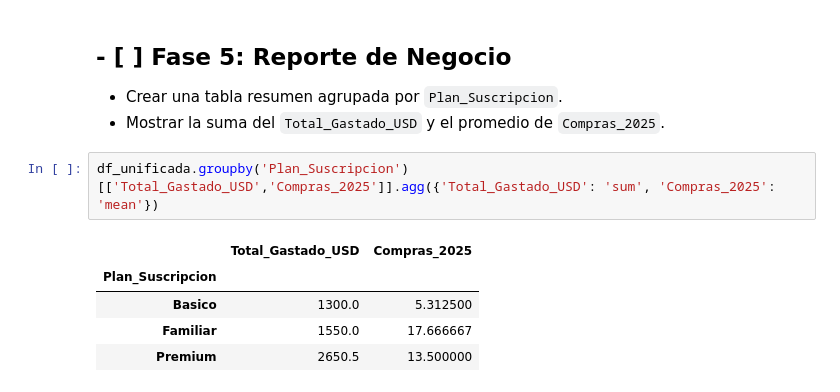
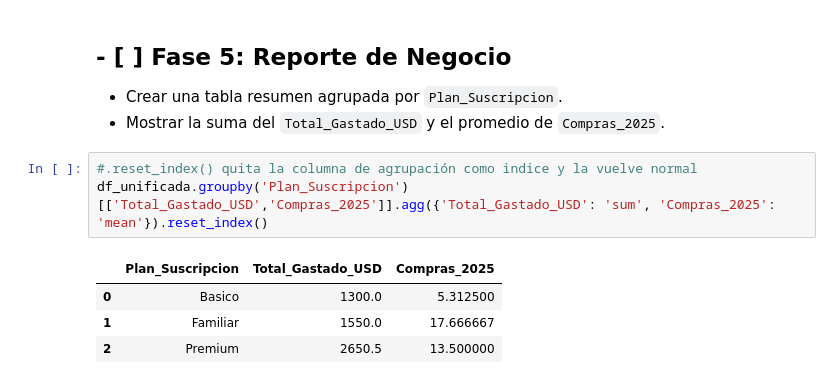
Before and after one commit to NandoRR77/Ejercicios-Practica-Python, a Jupyter notebook: Ciencia de datos/3. Laboratorio Ventas/laboratorio_ventas.ipynb, the cells around one changed output. Drawn from its saved outputs; the diff is of its cells as text.

```diff
--- a/Ciencia de datos/Laboratorio Ventas/laboratorio_ventas.ipynb
+++ b/Ciencia de datos/3. Laboratorio Ventas/laboratorio_ventas.ipynb
@@ -244,10 +244,10 @@ df_unificada
   - Crear una tabla resumen agrupada por `Plan_Suscripcion`.
   - Mostrar la suma del `Total_Gastado_USD` y el promedio de `Compras_2025`.
 # %%
-df_unificada.groupby('Plan_Suscripcion')[['Total_Gastado_USD','Compras_2025']].agg({'Total_Gastado_USD': 'sum', 'Compras_2025': 'mean'})
+#.reset_index() quita la columna de agrupación como indice y la vuelve normal
+df_unificada.groupby('Plan_Suscripcion')[['Total_Gastado_USD','Compras_2025']].agg({'Total_Gastado_USD': 'sum', 'Compras_2025': 'mean'}).reset_index()
 # %% [output]
-|  | Total_Gastado_USD | Compras_2025 |
-| Plan_Suscripcion |  |  |
-| Basico | 1300.0 | 5.312500 |
-| Familiar | 1550.0 | 17.666667 |
-| Premium | 2650.5 | 13.500000 |
+|  | Plan_Suscripcion | Total_Gastado_USD | Compras_2025 |
+| 0 | Basico | 1300.0 | 5.312500 |
+| 1 | Familiar | 1550.0 | 17.666667 |
+| 2 | Premium | 2650.5 | 13.500000 |
```
Also changed, not shown: parts of 1 cell of this notebook, 4 other files.
